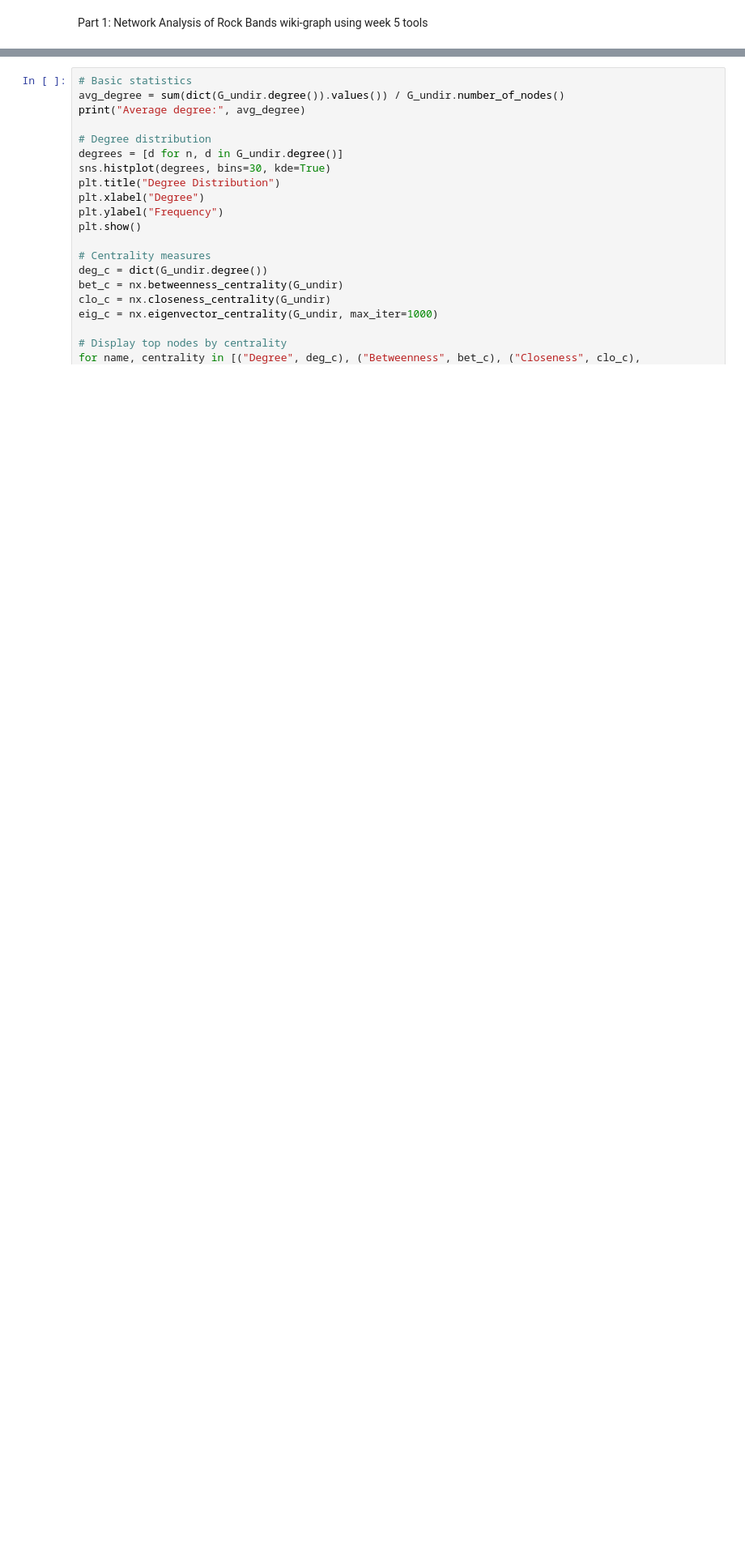
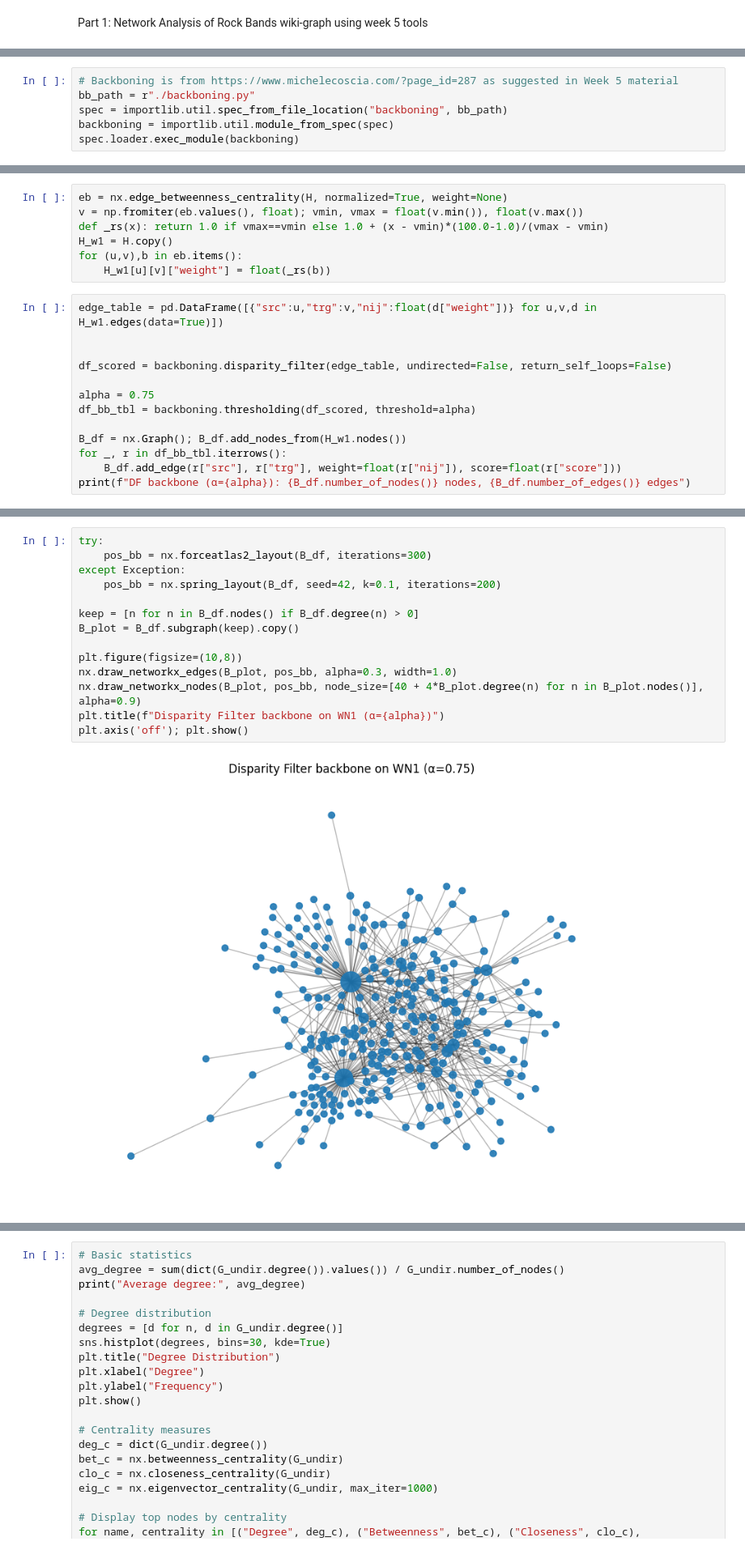
Before and after one commit to GorenzelgProjects/Social_Graphs, a Jupyter notebook: Assignment_2/Rock_Artist_Network_Analysis_Assignment2.ipynb, the cells around one changed output, grey strips where cells are left out. Shown at 81% size. Drawn from its saved outputs; the diff is of its cells as text; blank space fills up the shorter version.

```diff
--- a/Assignment_2/Rock_Artist_Network_Analysis_Assignment2.ipynb
+++ b/Assignment_2/Rock_Artist_Network_Analysis_Assignment2.ipynb
@@ -36,0 +53,6 @@ Undirected - Nodes: 297 Edges: 3611
+# %%
+# Backboning is from https://www.michelecoscia.com/?page_id=287 as suggested in Week 5 material
+bb_path = r"./backboning.py"
+spec = importlib.util.spec_from_file_location("backboning", bb_path)
+backboning = importlib.util.module_from_spec(spec)
+spec.loader.exec_module(backboning)
@@ -36,0 +99,20 @@ Undirected - Nodes: 297 Edges: 3611
+# %%
+eb = nx.edge_betweenness_centrality(H, normalized=True, weight=None)
+v = np.fromiter(eb.values(), float); vmin, vmax = float(v.min()), float(v.max())
+def _rs(x): return 1.0 if vmax==vmin else 1.0 + (x - vmin)*(100.0-1.0)/(vmax - vmin)
+H_w1 = H.copy()
+for (u,v),b in eb.items():
+    H_w1[u][v]["weight"] = float(_rs(b))
+# %%
+edge_table = pd.DataFrame([{"src":u,"trg":v,"nij":float(d["weight"])} for u,v,d in H_w1.edges(data=True)])
+
+
+df_scored = backboning.disparity_filter(edge_table, undirected=False, return_self_loops=False)
+
+alpha = 0.75
+df_bb_tbl = backboning.thresholding(df_scored, threshold=alpha)
+
+B_df = nx.Graph(); B_df.add_nodes_from(H_w1.nodes())
+for _, r in df_bb_tbl.iterrows():
+    B_df.add_edge(r["src"], r["trg"], weight=float(r["nij"]), score=float(r["score"]))
+print(f"DF backbone (α={alpha}): {B_df.number_of_nodes()} nodes, {B_df.number_of_edges()} edges")
@@ -36,0 +122,16 @@ Undirected - Nodes: 297 Edges: 3611
+# %%
+try:
+    pos_bb = nx.forceatlas2_layout(B_df, iterations=300)
+except Exception:
+    pos_bb = nx.spring_layout(B_df, seed=42, k=0.1, iterations=200)
+
+keep = [n for n in B_df.nodes() if B_df.degree(n) > 0]
+B_plot = B_df.subgraph(keep).copy()
+
+plt.figure(figsize=(10,8))
+nx.draw_networkx_edges(B_plot, pos_bb, alpha=0.3, width=1.0)
+nx.draw_networkx_nodes(B_plot, pos_bb, node_size=[40 + 4*B_plot.degree(n) for n in B_plot.nodes()], alpha=0.9)
+plt.title(f"Disparity Filter backbone on WN1 (α={alpha})")
+plt.axis('off'); plt.show()
+# %% [output]
+[figure, added]
```
Also changed, not shown: parts of 11 cells of this notebook, 3 other files.
